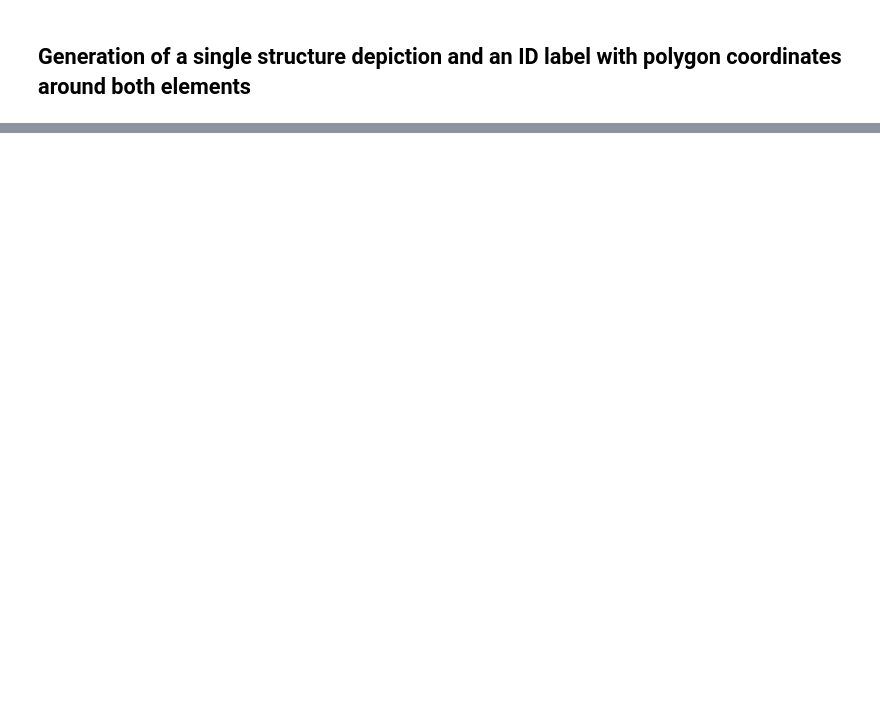
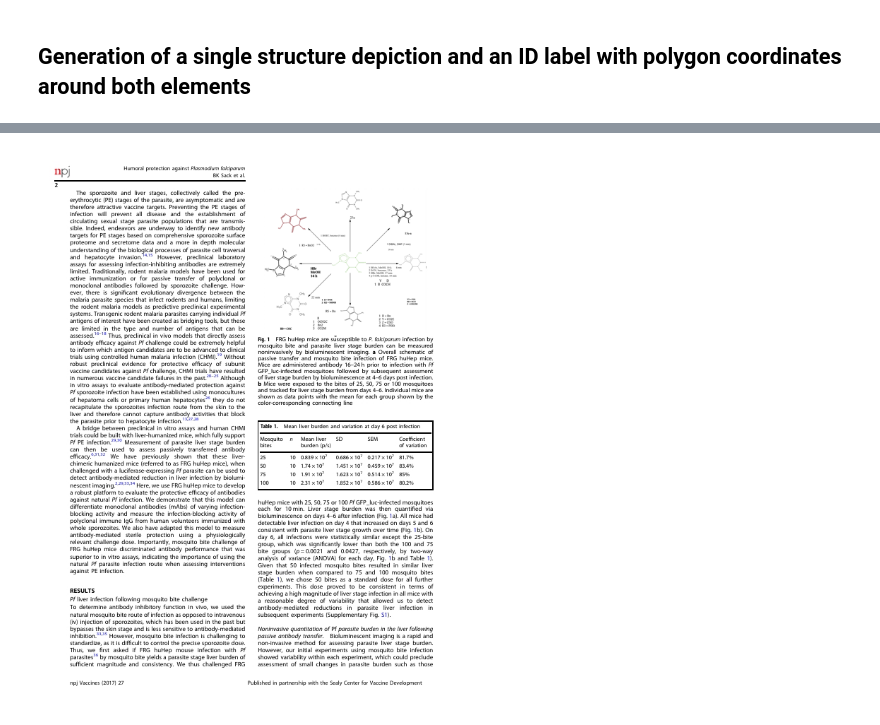
Before and after one commit to OBrink/chemical_page_segmentation_dataset, a Jupyter notebook: dataset_creation_notebook.ipynb, the cells around one changed output, grey strips where cells are left out. Cells and saved outputs as stored; diff of their text form; code cells hidden in the pictures; blank space fills up the shorter version.

```diff
--- a/dataset_creation_notebook.ipynb
+++ b/dataset_creation_notebook.ipynb
@@ -67,0 +78,8 @@ image
+# %%
+image, annotation = dataset_creator.CreateChemPage()
+
+#next(dataset_creator.PLN_page_annotation_iterator)
+#dataset_creator.PLN_annotations
+image
+# %% [output]
+[figure, added]
```
Also changed, not shown: parts of 9 cells of this notebook, 2 other files.
